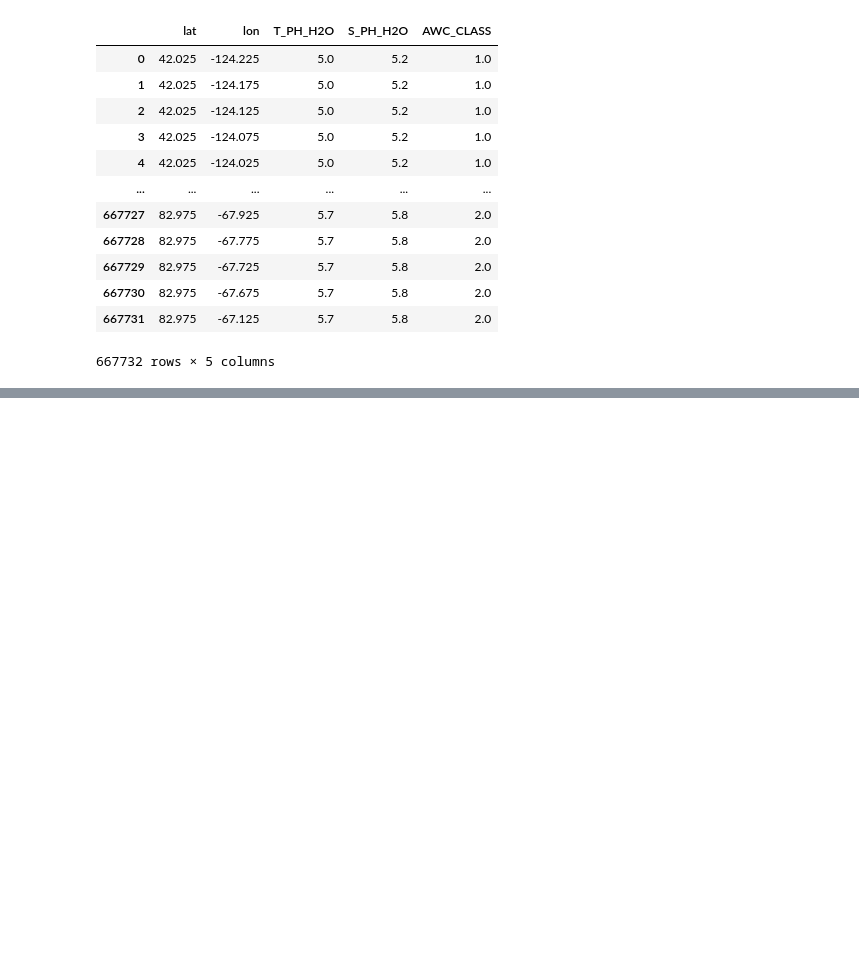
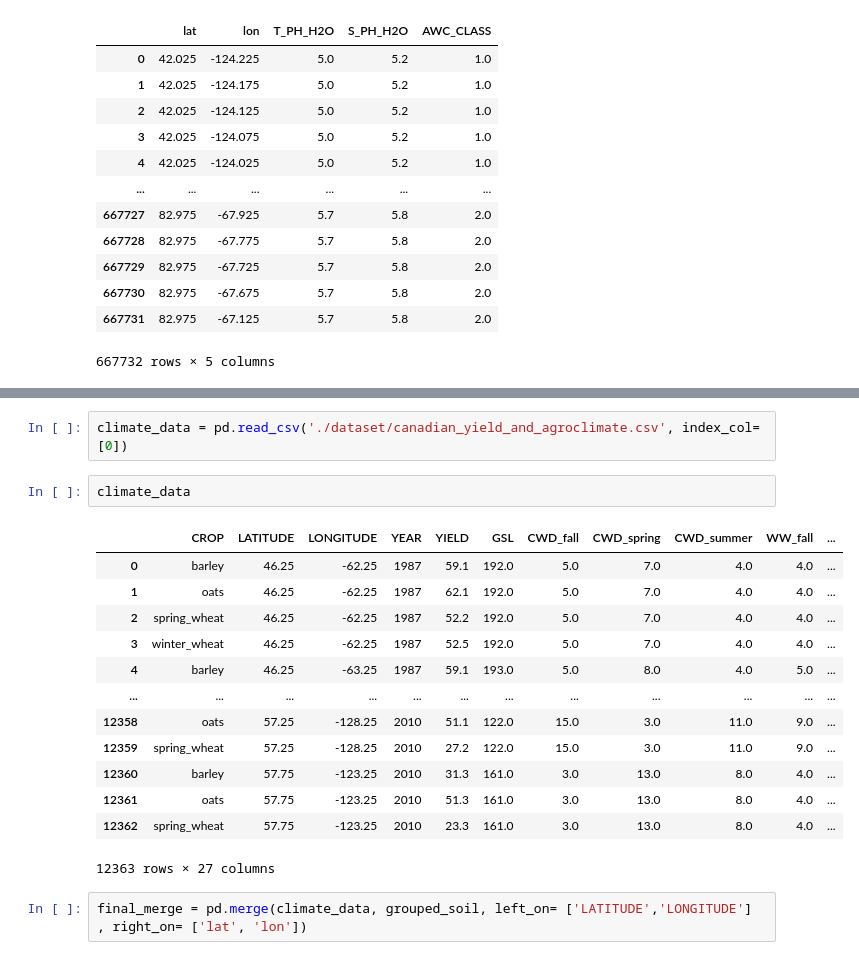
Before and after one commit to amkaypark/Self-updating-Farmer-s-Almanac, a Jupyter notebook: dataproc.ipynb, the cells around one changed output, grey strips where cells are left out. Saved outputs shown, nothing was run; the diff lists cells and outputs as text; blank space fills up the shorter version.

```diff
--- a/dataproc.ipynb
+++ b/dataproc.ipynb
@@ -354,0 +394,20 @@ merge_all.to_csv('merged_soil.csv', index=True)
+# %%
+climate_data = pd.read_csv('./dataset/canadian_yield_and_agroclimate.csv', index_col=[0])
+# %%
+climate_data
+# %% [output]
+|  | CROP | LATITUDE | LONGITUDE | YEAR | YIELD | GSL | CWD_fall | CWD_spring | CWD_summer | WW_fall | ... |
+| 0 | barley | 46.25 | -62.25 | 1987 | 59.1 | 192.0 | 5.0 | 7.0 | 4.0 | 4.0 | ... |
+| 1 | oats | 46.25 | -62.25 | 1987 | 62.1 | 192.0 | 5.0 | 7.0 | 4.0 | 4.0 | ... |
+| 2 | spring_wheat | 46.25 | -62.25 | 1987 | 52.2 | 192.0 | 5.0 | 7.0 | 4.0 | 4.0 | ... |
+| 3 | winter_wheat | 46.25 | -62.25 | 1987 | 52.5 | 192.0 | 5.0 | 7.0 | 4.0 | 4.0 | ... |
+| 4 | barley | 46.25 | -63.25 | 1987 | 59.1 | 193.0 | 5.0 | 8.0 | 4.0 | 5.0 | ... |
+| ... | ... | ... | ... | ... | ... | ... | ... | ... | ... | ... | ... |
+| 12358 | oats | 57.25 | -128.25 | 2010 | 51.1 | 122.0 | 15.0 | 3.0 | 11.0 | 9.0 | ... |
+| 12359 | spring_wheat | 57.25 | -128.25 | 2010 | 27.2 | 122.0 | 15.0 | 3.0 | 11.0 | 9.0 | ... |
+| 12360 | barley | 57.75 | -123.25 | 2010 | 31.3 | 161.0 | 3.0 | 13.0 | 8.0 | 4.0 | ... |
+| 12361 | oats | 57.75 | -123.25 | 2010 | 51.3 | 161.0 | 3.0 | 13.0 | 8.0 | 4.0 | ... |
+| 12362 | spring_wheat | 57.75 | -123.25 | 2010 | 23.3 | 161.0 | 3.0 | 13.0 | 8.0 | 4.0 | ... |
+12363 rows × 27 columns
+# %%
+final_merge = pd.merge(climate_data, grouped_soil, left_on= ['LATITUDE','LONGITUDE'] , right_on= ['lat', 'lon'])
```
Also changed, not shown: parts of 8 cells of this notebook, 1 other file.
